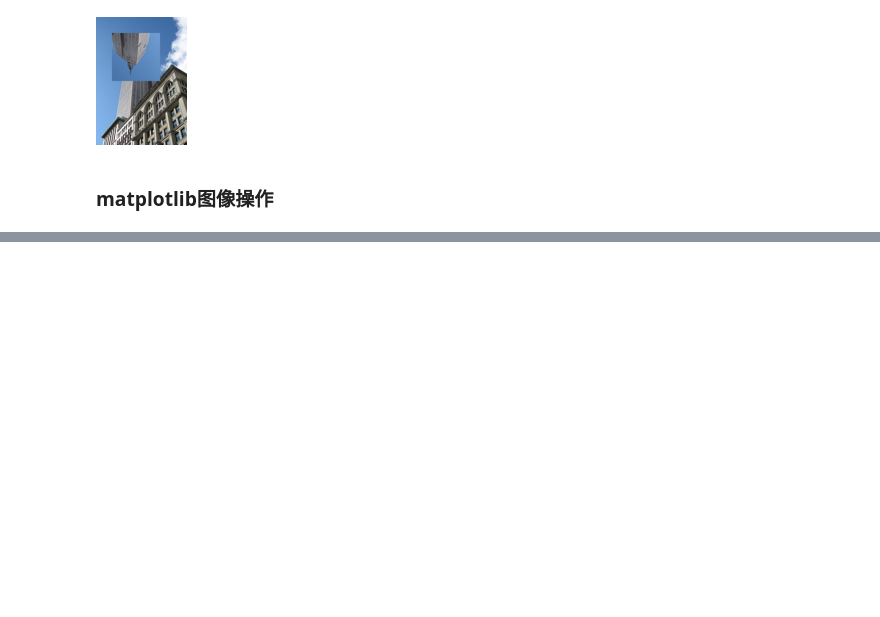
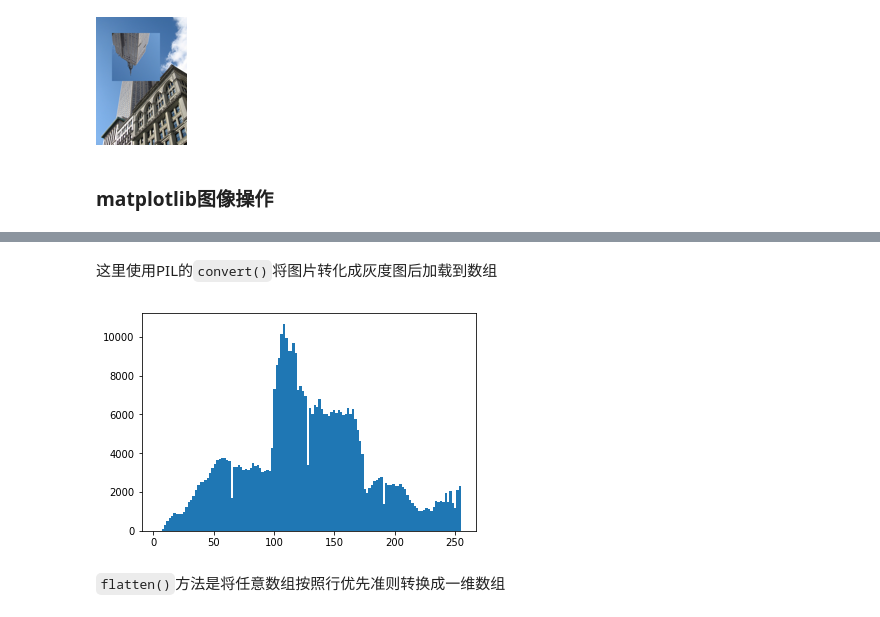
Before and after one commit to Aitical/Python-Computer-Vision, a Jupyter notebook: 01-基础图像操作与处理.ipynb, the cells around one changed output, grey strips where cells are left out. Cells and saved outputs as stored; diff of their text form; code cells hidden in the pictures; blank space fills up the shorter version.

```diff
--- a/01-基础图像操作与处理.ipynb
+++ b/01-基础图像操作与处理.ipynb
@@ -90,0 +129,10 @@ pil_im
+# %% [markdown]
+这里使用PIL的`convert()`将图片转化成灰度图后加载到数组
+# %%
+pl.figure()
+pl.hist(im.flatten(), 128)
+pl.show()
+# %% [output]
+[figure, added]
+# %% [markdown]
+`flatten()`方法是将任意数组按照行优先准则转换成一维数组
```
Also changed, not shown: parts of 4 cells of this notebook.
